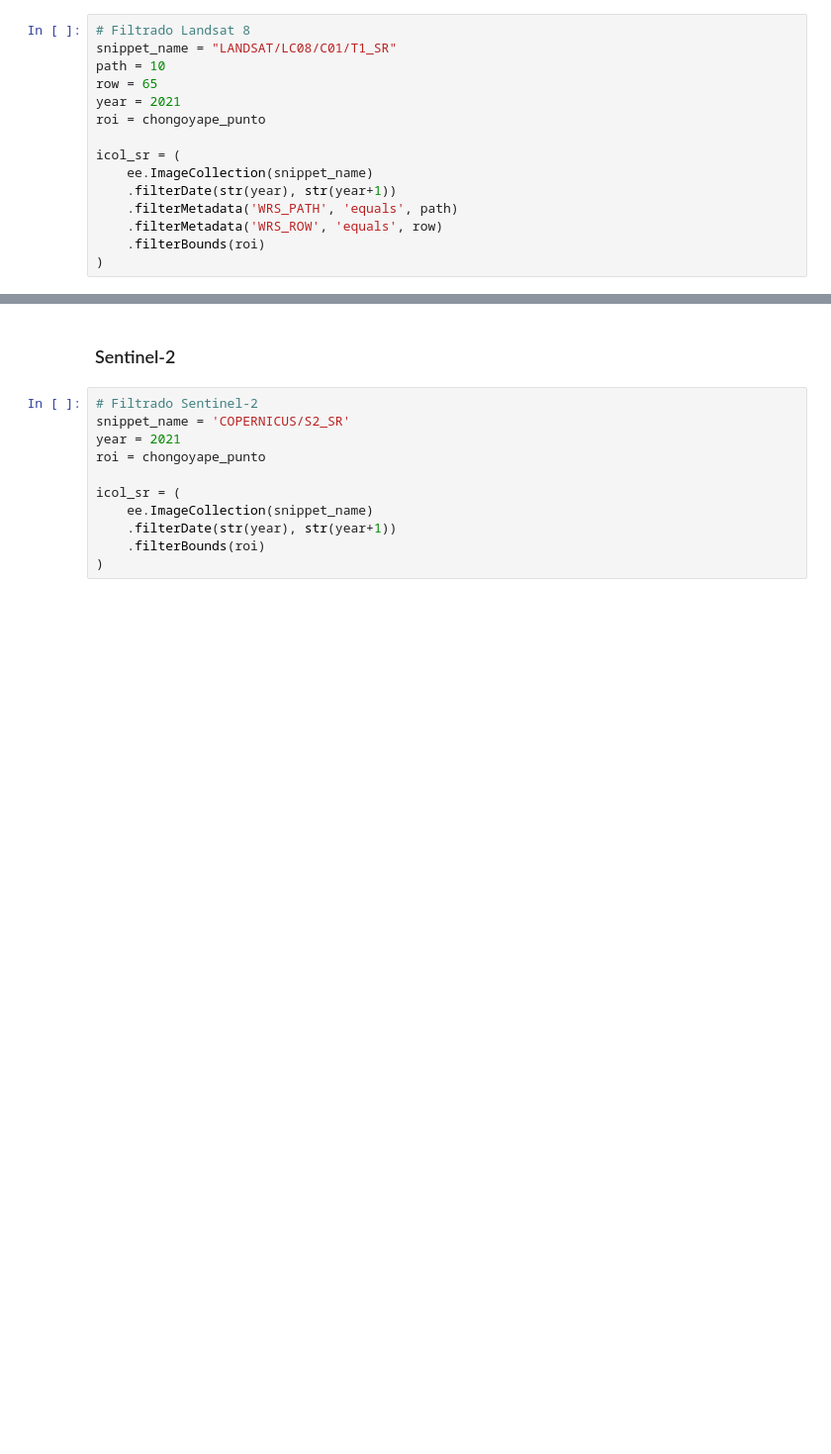
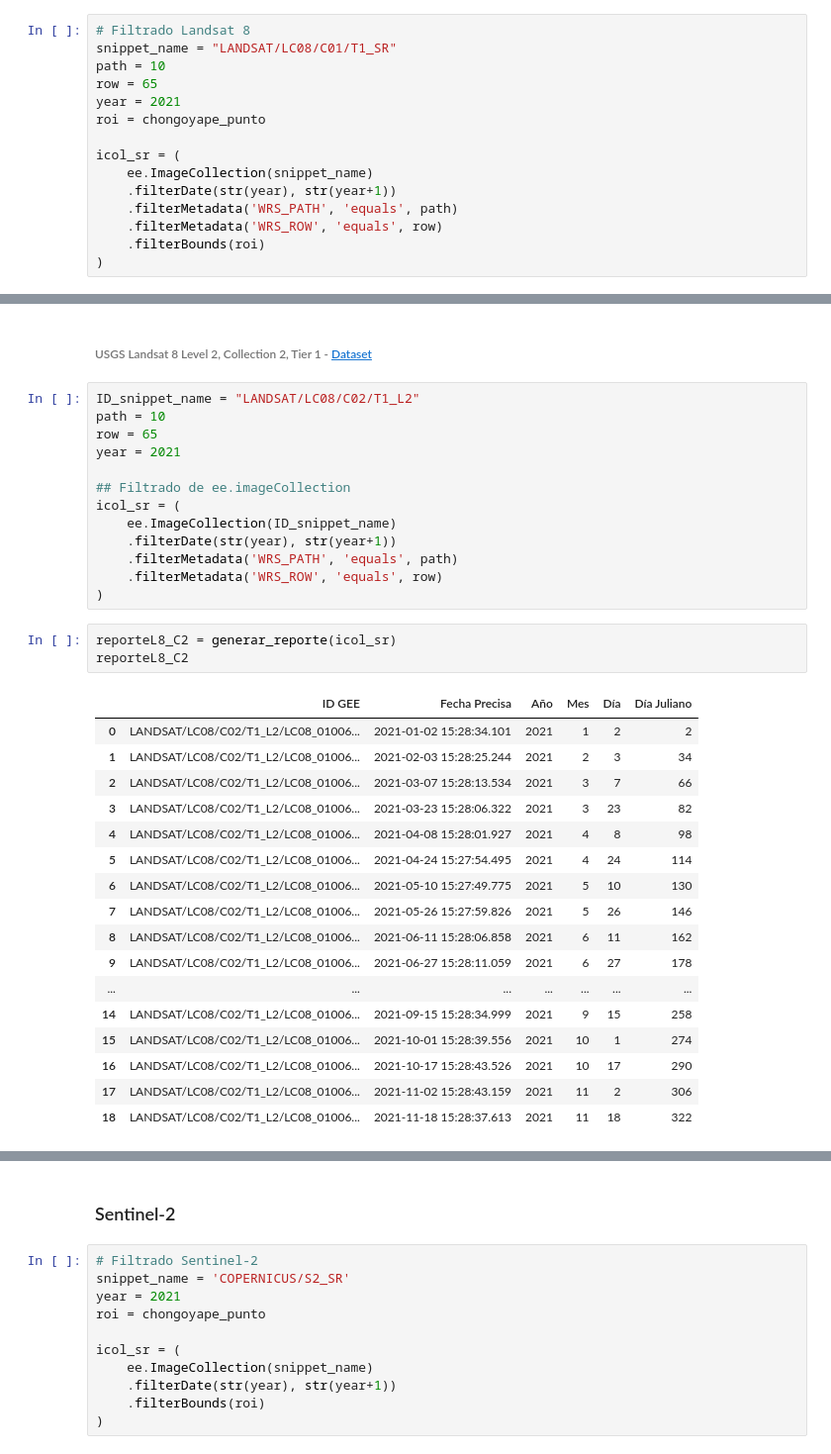
Before and after one commit to vilcagamarracf/Inv_arroz_METRIC, a Jupyter notebook: Inv_Arroz_METRIC_Pruebas.ipynb, the cells around one changed output, grey strips where cells are left out. Shown at 99% size. Cells and saved outputs as stored; diff of their text form; blank space fills up the shorter version.

```diff
--- a/Inv_Arroz_METRIC_Pruebas.ipynb
+++ b/Inv_Arroz_METRIC_Pruebas.ipynb
@@ -275,0 +281,36 @@ interactive(children=(Dropdown(description='mes', options=(1, 2, 3, 4, 5, 6, 7,
+# %% [markdown]
+###### USGS Landsat 8 Level 2, Collection 2, Tier 1 - [Dataset](https://developers.google.com/earth-engine/datasets/catalog/LANDSAT_LC08_C02_T1_L2)
+# %%
+ID_snippet_name = "LANDSAT/LC08/C02/T1_L2"
+path = 10
+row = 65
+year = 2021
+
+## Filtrado de ee.imageCollection
+icol_sr = (
+    ee.ImageCollection(ID_snippet_name)
+    .filterDate(str(year), str(year+1))
+    .filterMetadata('WRS_PATH', 'equals', path)
+    .filterMetadata('WRS_ROW', 'equals', row)
+)
+# %%
+reporteL8_C2 = generar_reporte(icol_sr)
+reporteL8_C2
+# %% [output]
+|  | ID GEE | Fecha Precisa | Año | Mes | Día | Día Juliano |
+| 0 | LANDSAT/LC08/C02/T1_L2/LC08_01006... | 2021-01-02 15:28:34.101 | 2021 | 1 | 2 | 2 |
+| 1 | LANDSAT/LC08/C02/T1_L2/LC08_01006... | 2021-02-03 15:28:25.244 | 2021 | 2 | 3 | 34 |
+| 2 | LANDSAT/LC08/C02/T1_L2/LC08_01006... | 2021-03-07 15:28:13.534 | 2021 | 3 | 7 | 66 |
+| 3 | LANDSAT/LC08/C02/T1_L2/LC08_01006... | 2021-03-23 15:28:06.322 | 2021 | 3 | 23 | 82 |
+| 4 | LANDSAT/LC08/C02/T1_L2/LC08_01006... | 2021-04-08 15:28:01.927 | 2021 | 4 | 8 | 98 |
+| 5 | LANDSAT/LC08/C02/T1_L2/LC08_01006... | 2021-04-24 15:27:54.495 | 2021 | 4 | 24 | 114 |
+| 6 | LANDSAT/LC08/C02/T1_L2/LC08_01006... | 2021-05-10 15:27:49.775 | 2021 | 5 | 10 | 130 |
+| 7 | LANDSAT/LC08/C02/T1_L2/LC08_01006... | 2021-05-26 15:27:59.826 | 2021 | 5 | 26 | 146 |
+| 8 | LANDSAT/LC08/C02/T1_L2/LC08_01006... | 2021-06-11 15:28:06.858 | 2021 | 6 | 11 | 162 |
+| 9 | LANDSAT/LC08/C02/T1_L2/LC08_01006... | 2021-06-27 15:28:11.059 | 2021 | 6 | 27 | 178 |
+| ... | ... | ... | ... | ... | ... | ... |
+| 14 | LANDSAT/LC08/C02/T1_L2/LC08_01006... | 2021-09-15 15:28:34.999 | 2021 | 9 | 15 | 258 |
+| 15 | LANDSAT/LC08/C02/T1_L2/LC08_01006... | 2021-10-01 15:28:39.556 | 2021 | 10 | 1 | 274 |
+| 16 | LANDSAT/LC08/C02/T1_L2/LC08_01006... | 2021-10-17 15:28:43.526 | 2021 | 10 | 17 | 290 |
+| 17 | LANDSAT/LC08/C02/T1_L2/LC08_01006... | 2021-11-02 15:28:43.159 | 2021 | 11 | 2 | 306 |
+| 18 | LANDSAT/LC08/C02/T1_L2/LC08_01006... | 2021-11-18 15:28:37.613 | 2021 | 11 | 18 | 322 |
```
Also changed, not shown: parts of 57 cells of this notebook.
